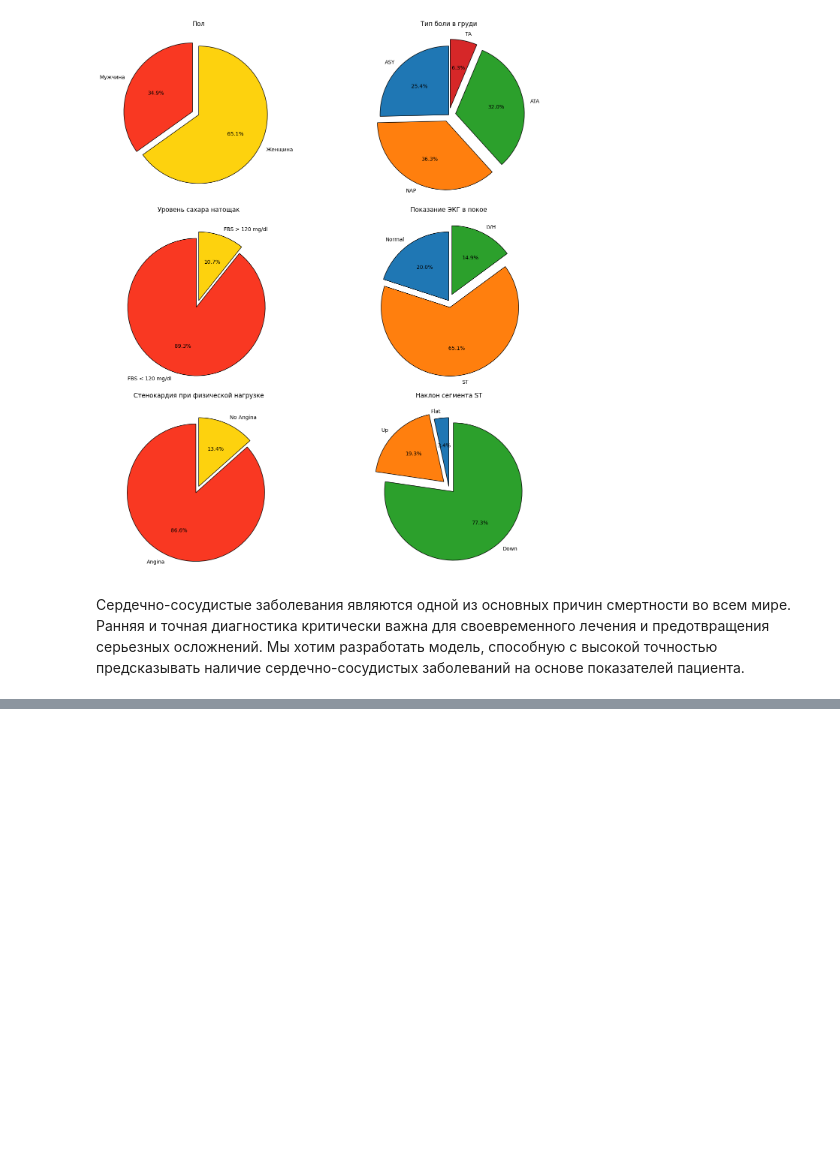
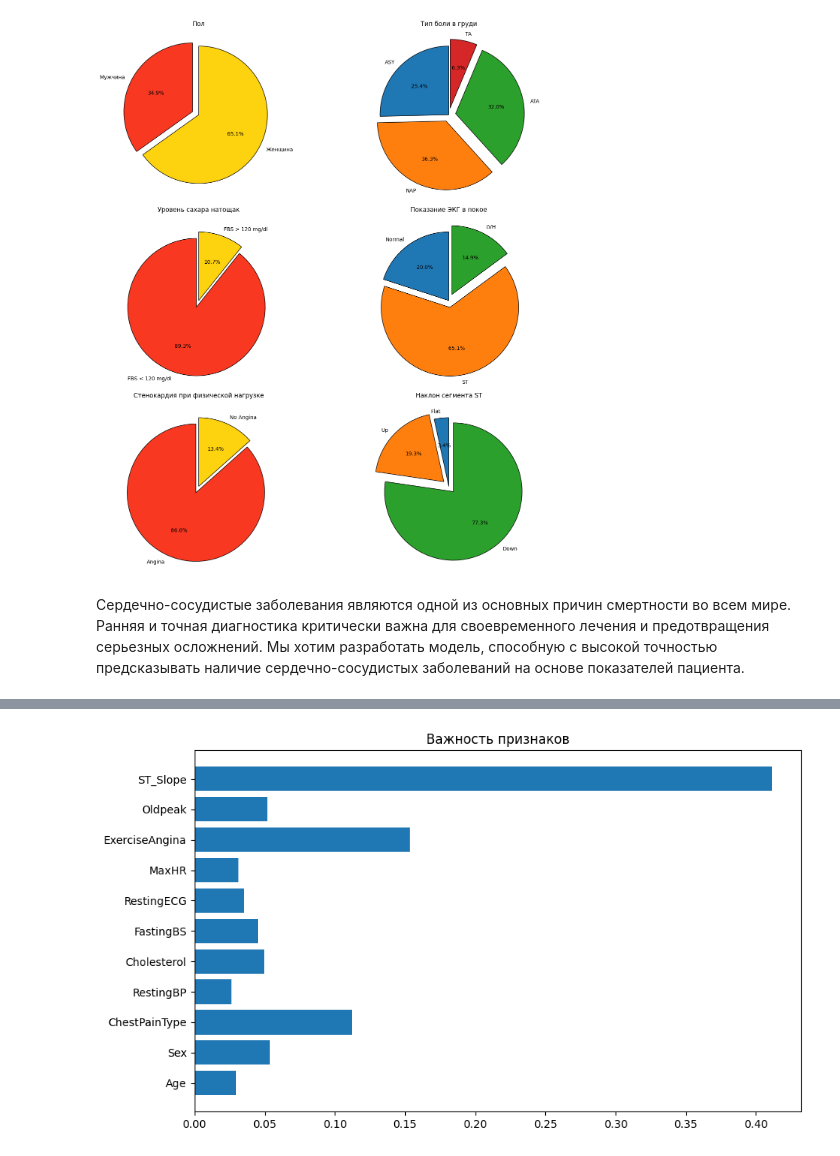
Before and after one commit to Khaymonenko/StatPrak, a Jupyter notebook: Project 3/Project.ipynb, the cells around one changed output, grey strips where cells are left out. Saved outputs shown, nothing was run; the diff lists cells and outputs as text; code cells hidden in the pictures; blank space fills up the shorter version.

```diff
--- a/Project 3/Project.ipynb
+++ b/Project 3/Project.ipynb
@@ -208,3 +226,34 @@ plt.show()
 [figure]
 # %% [markdown]
 Сердечно-сосудистые заболевания являются одной из основных причин смертности во всем мире. Ранняя и точная диагностика критически важна для своевременного лечения и предотвращения серьезных осложнений. Мы хотим разработать модель, способную с высокой точностью предсказывать наличие сердечно-сосудистых заболеваний на основе показателей пациента.
+# %%
+from sklearn.model_selection import train_test_split
+from sklearn.preprocessing import LabelEncoder
+le = LabelEncoder()
+categorical_cols = ['Sex', 'ChestPainType', 'RestingECG', 'ExerciseAngina', 'ST_Slope']
+for col in categorical_cols:
+    df[col] = le.fit_transform(df[col])
+
+# Разделение на признаки и целевую переменную
+X = df.drop('HeartDisease', axis=1)
+y = df['HeartDisease']
+
+# Разделение на тренировочный и тестовый наборы
+X_train, X_test, y_train, y_test = train_test_split(X, y, test_size=0.2, random_state=42)
+# %%
+from xgboost import XGBClassifier
+from sklearn.metrics import accuracy_score, classification_report
+model = XGBClassifier(
+    n_estimators=100,
+    max_depth=3,
+    learning_rate=0.1,
+    random_state=42
+)
+model.fit(X_train, y_train)
+
+# Предсказание на тестовых данных
+y_pred = model.predict(X_test)
+
+# Оценка точности
+print(f"Accuracy: {accuracy_score(y_test, y_pred):.2f}")
+print(classification_report(y_test, y_pred))
@@ -210,0 +270,7 @@ plt.show()
+# %%
+plt.figure(figsize=(10, 6))
+plt.barh(X.columns, model.feature_importances_)
+plt.title('Важность признаков')
+plt.show()
+# %% [output]
+[figure, added]
```
Also changed, not shown: parts of 9 cells of this notebook.
